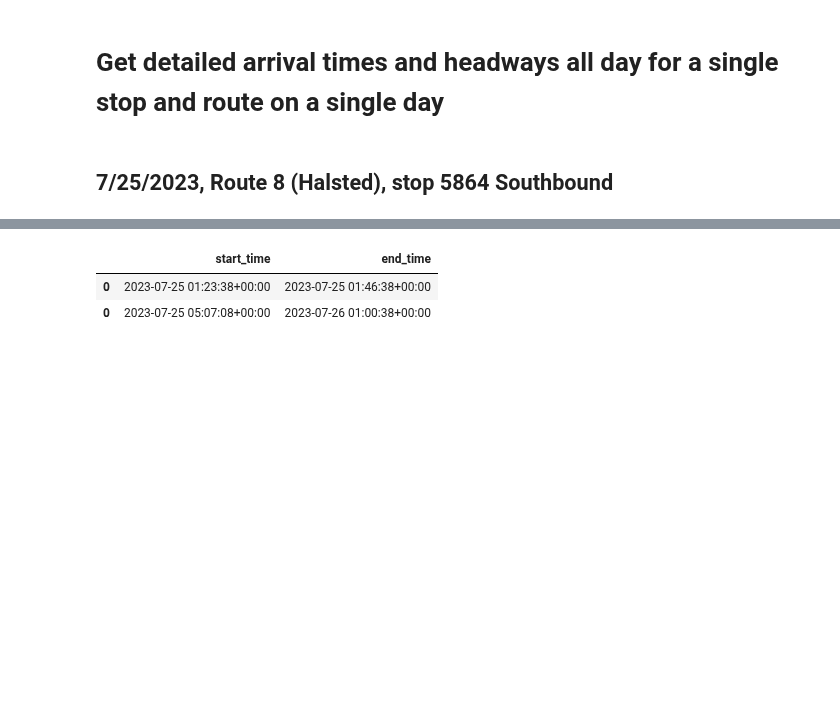
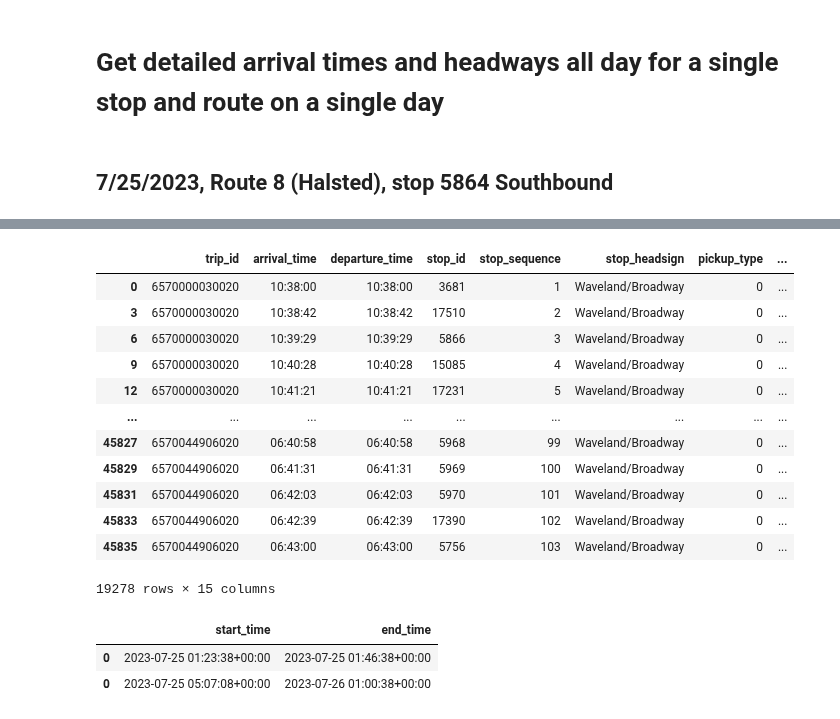
Before and after one commit to kristenhahn/cta_bus_tracker_exploration, a Jupyter notebook: all_headways_all_stops_single_route.ipynb, the cells around one changed output, grey strips where cells are left out. Drawn from its saved outputs; the diff is of its cells as text; code cells hidden in the pictures; blank space fills up the shorter version.

```diff
--- a/all_headways_all_stops_single_route.ipynb
+++ b/all_headways_all_stops_single_route.ipynb
@@ -167,5 +182,20 @@ vehicles = get_chn_vehicles(service_date_string)
 # %%
 stop_details = get_scheduled_stop_details(gtfs_feed, route_id, service_date_string)
+stop_details
+# %% [output]
+|  | trip_id | arrival_time | departure_time | stop_id | stop_sequence | stop_headsign | pickup_type | ... |
+| 0 | 6570000030020 | 10:38:00 | 10:38:00 | 3681 | 1 | Waveland/Broadway | 0 | ... |
+| 3 | 6570000030020 | 10:38:42 | 10:38:42 | 17510 | 2 | Waveland/Broadway | 0 | ... |
+| 6 | 6570000030020 | 10:39:29 | 10:39:29 | 5866 | 3 | Waveland/Broadway | 0 | ... |
+| 9 | 6570000030020 | 10:40:28 | 10:40:28 | 15085 | 4 | Waveland/Broadway | 0 | ... |
+| 12 | 6570000030020 | 10:41:21 | 10:41:21 | 17231 | 5 | Waveland/Broadway | 0 | ... |
+| ... | ... | ... | ... | ... | ... | ... | ... | ... |
+| 45827 | 6570044906020 | 06:40:58 | 06:40:58 | 5968 | 99 | Waveland/Broadway | 0 | ... |
+| 45829 | 6570044906020 | 06:41:31 | 06:41:31 | 5969 | 100 | Waveland/Broadway | 0 | ... |
+| 45831 | 6570044906020 | 06:42:03 | 06:42:03 | 5970 | 101 | Waveland/Broadway | 0 | ... |
+| 45833 | 6570044906020 | 06:42:39 | 06:42:39 | 17390 | 102 | Waveland/Broadway | 0 | ... |
+| 45835 | 6570044906020 | 06:43:00 | 06:43:00 | 5756 | 103 | Waveland/Broadway | 0 | ... |
+19278 rows × 15 columns
 # %%
 active_service_times = get_active_service_times(stop_details, stop_id, direction)
 active_service_times
```
Also changed, not shown: parts of 6 cells of this notebook, 2 other files.
